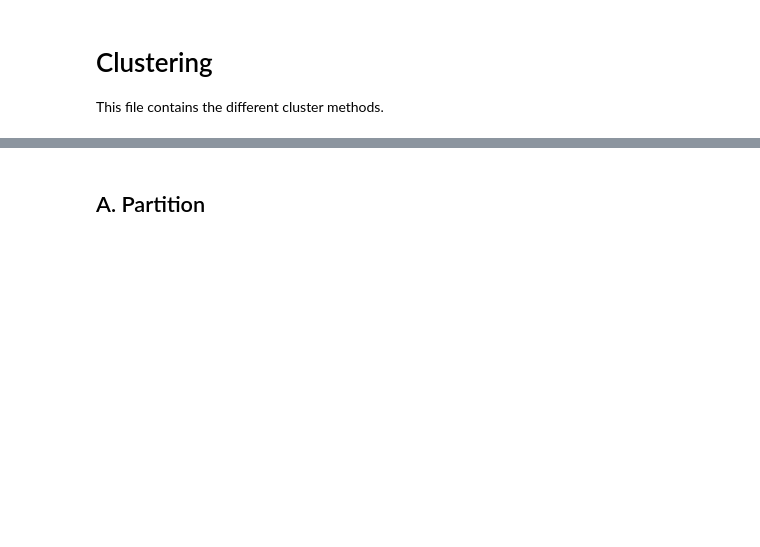
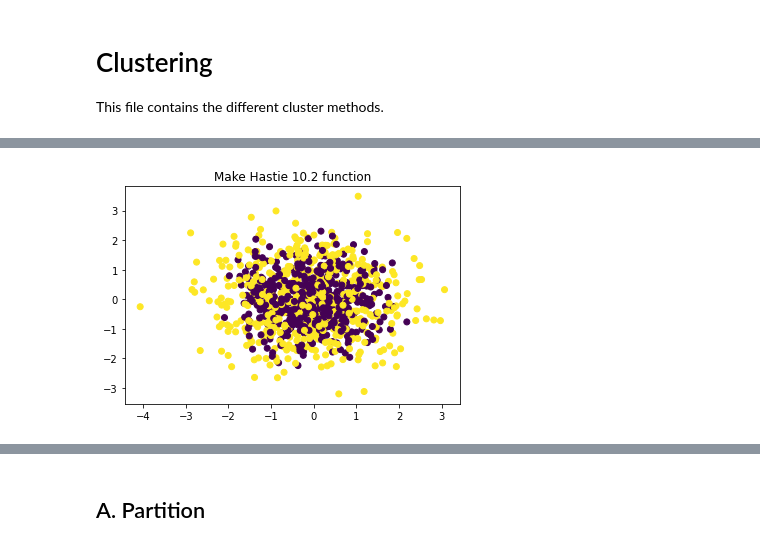
Before and after one commit to Estreuselito/Deus_ex_machina, a Jupyter notebook: Mini-Project/Clustering.ipynb, the cells around one changed output, grey strips where cells are left out. Saved outputs shown, nothing was run; the diff lists cells and outputs as text; code cells hidden in the pictures; blank space fills up the shorter version.

```diff
--- a/Mini-Project/Clustering.ipynb
+++ b/Mini-Project/Clustering.ipynb
@@ -4,0 +96,7 @@ This file contains the different cluster methods.
+# %%
+X, y = datasets.make_hastie_10_2(n_samples=1000)
+plt.scatter(X[:,0], X[:,1], c = y)
+plt.title("Make Hastie 10.2 function")
+plt.show()
+# %% [output]
+[figure, added]
```
Also changed, not shown: parts of 43 cells of this notebook, 1 other file.
